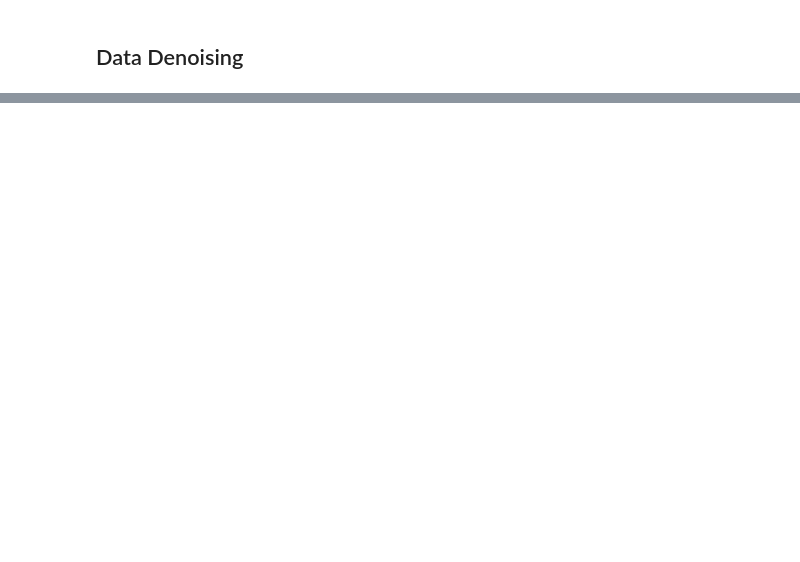
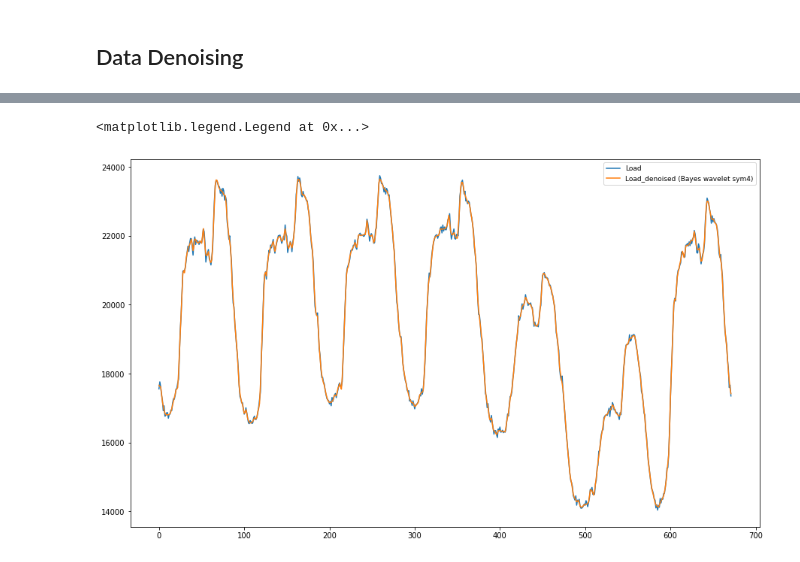
Before and after one commit to BleakHeart/Report-2, a Jupyter notebook: src/PSF_forecasting.ipynb, the cells around one changed output, grey strips where cells are left out. Saved outputs shown, nothing was run; the diff lists cells and outputs as text; code cells hidden in the pictures; blank space fills up the shorter version.

```diff
--- a/src/PSF_forecasting.ipynb
+++ b/src/PSF_forecasting.ipynb
@@ -295,0 +375,3 @@ dfs[i][mask]
+# %%
+Electric['Load_denoised'] = bayes_db1
+tasks_automatization(Electric, 'Load_denoised', cut_dates)
@@ -295,0 +393,3 @@ dfs[i][mask]
+# %%
+Electric['Load_denoised'] = bayes_sym4
+tasks_automatization(Electric, 'Load_denoised', cut_dates)
@@ -295,0 +411,3 @@ dfs[i][mask]
+# %%
+Electric['Load_denoised'] = bayes_sym5
+tasks_automatization(Electric, 'Load_denoised', cut_dates)
@@ -295,0 +429,3 @@ dfs[i][mask]
+# %%
+Electric['Load_denoised'] = imf.sum(axis=1) + y
+tasks_automatization(Electric, 'Load_denoised', cut_dates)
@@ -295,0 +447,9 @@ dfs[i][mask]
+# %%
+plt.figure(figsize=(15, 9))
+
+plt.plot(Electric.Load.to_numpy()[96*7*2:96*7*3], label='Load')
+plt.plot(bayes_sym4[96*7*2:96*7*3], label='Load_denoised (Bayes wavelet sym4)')
+plt.legend()
+# %% [output]
+<matplotlib.legend.Legend at 0x...>
+[figure, added]
```
Also changed, not shown: parts of 44 cells of this notebook, 16 other files.
